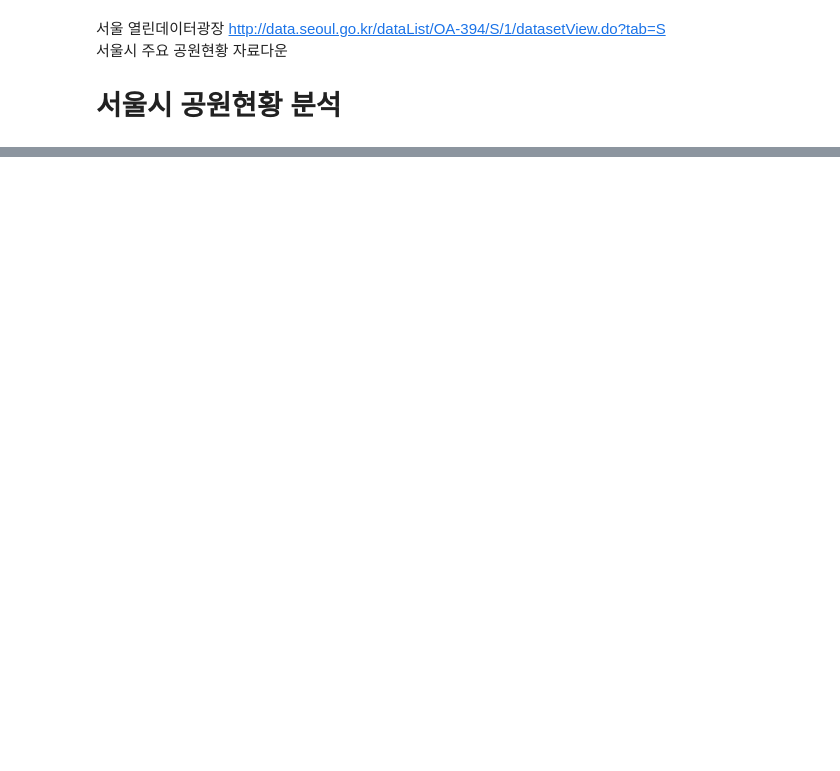
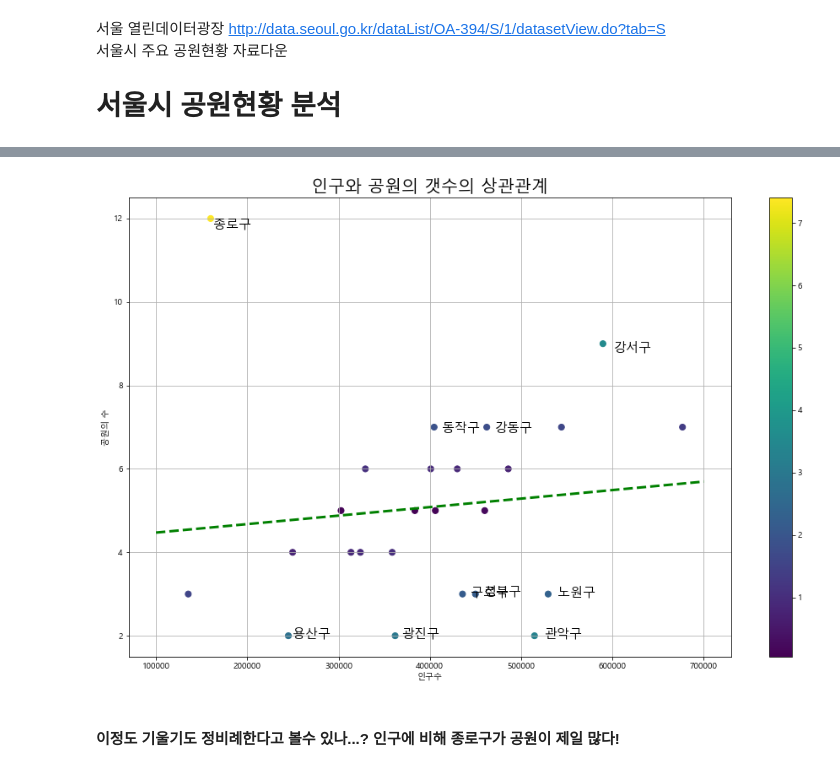
Before and after one commit to EGEG1212/Data-Analysis-2020, a Jupyter notebook: 07.Seoul/04_Park.ipynb, the cells around one changed output, grey strips where cells are left out. Cells and saved outputs as stored; diff of their text form; code cells hidden in the pictures; blank space fills up the shorter version.

```diff
--- a/07.Seoul/04_Park.ipynb
+++ b/07.Seoul/04_Park.ipynb
@@ -53,0 +305,5 @@ KeyError: "['area'] not in index"
+# %%
+#컬럼추가
+pop['공원수'] = df['구별'].value_counts()
+pop['공원면적'] = df.groupby('구별')['면적'].sum()
+pop.head()
@@ -53,0 +318,3 @@ KeyError: "['area'] not in index"
+# %%
+fp1 =np.polyfit(pop['인구수'], pop['공원수'], 1)
+fp1
@@ -53,0 +323,8 @@ KeyError: "['area'] not in index"
+# %%
+f1 = np.poly1d(fp1)
+fx = np.linspace(100000, 700000, 100)
+fy = f1(fx)
+# %%
+pop['오차'] = np.abs(pop['공원수'] - f1(pop['인구수']))
+pop_sort = pop.sort_values('오차', ascending=False)
+pop_sort.head()
@@ -53,0 +339,17 @@ KeyError: "['area'] not in index"
+# %%
+plt.figure(figsize=(16,10))
+plt.scatter(pop['인구수'], pop['공원수'], c=pop['오차'], s=50)
+for i in range(10):
+    plt.text(pop_sort['인구수'][i]*1.02, pop_sort['공원수'][i]*0.98,
+             pop_sort.index[i], fontsize=15)
+plt.plot(fx,fy,ls='dashed', lw=3, color='g')
+plt.grid(True)
+plt.title('인구와 공원의 갯수의 상관관계', fontsize=20)
+plt.xlabel('인구수')
+plt.ylabel('공원의 수')
+plt.colorbar()
+plt.show()
+# %% [output]
+[figure, added]
+# %% [markdown]
+#### 이정도 기울기도 정비례한다고 볼수 있나...? 인구에 비해 종로구가 공원이 제일 많다!
```
Also changed, not shown: parts of 54 cells of this notebook, 18 other files.
